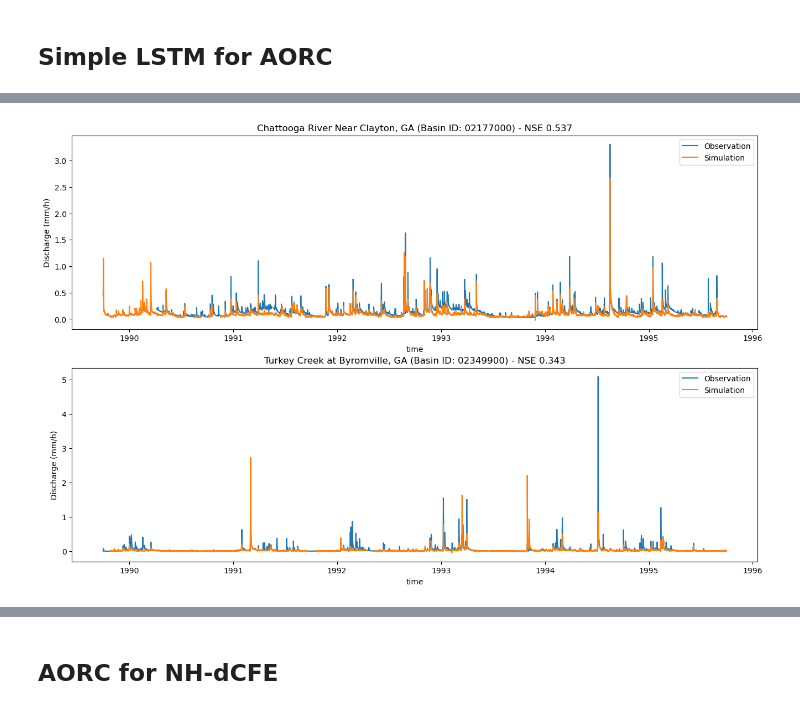
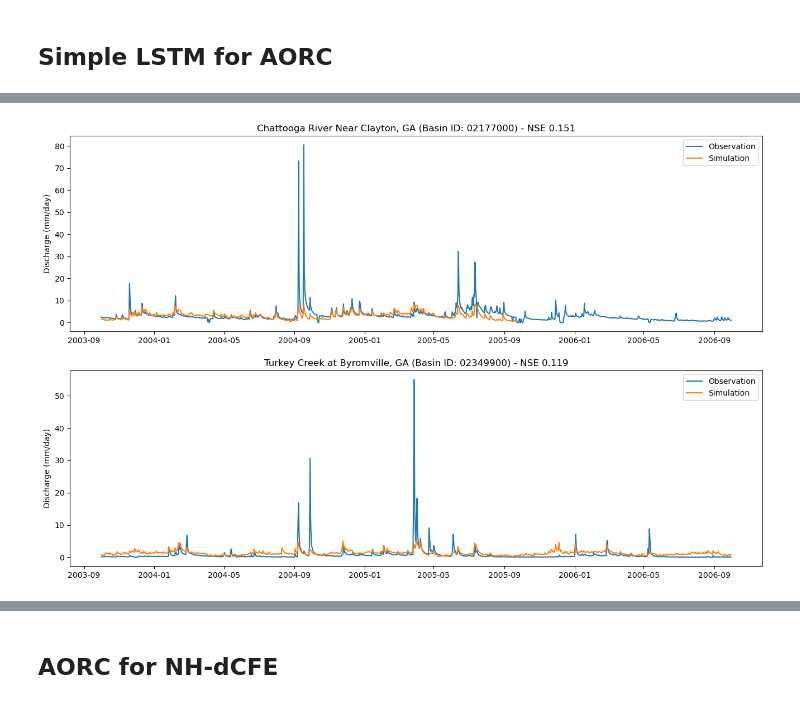
Before and after one commit to mines-ciroh/neuralhydrology, a Jupyter notebook: examples/07-DifferentialCFE-Model/dev_integrating_AORC.ipynb, the cells around one changed output, grey strips where cells are left out. Cells and saved outputs as stored; diff of their text form; code cells hidden in the pictures.

Commit message:
Added test for LSTM, will delete soon

```diff
--- a/examples/07-DifferentialCFE-Model/dev_integrating_AORC.ipynb
+++ b/examples/07-DifferentialCFE-Model/dev_integrating_AORC.ipynb
@@ -49,8 +55,8 @@ from neuralhydrology.evaluation import metrics, get_tester
 import pandas as pd
 from neuralhydrology.utils.config import Config
 import matplotlib.pyplot as plt
-
-run_dir = Path("runs/testLSTM_AORC_run_1108_132606")
+### Run configurations for testLSTM_AORC_run
+run_dir = Path("runs/testLSTM_AORC_run_0409_141249")
 run_config = Config(run_dir / "config.yml")
 
 # create a tester instance and start evaluation
@@ -77,49 +69,29 @@ Data variables:
 # %%
 import numpy as np
 import matplotlib.pyplot as plt
 
 
-
 fig, ax = plt.subplots(2, 1, figsize=(16,10))
 # 1) Slice by date (ISO format)
-hourly_xr = results["02177000"]["1h"]["xr"].sel(date=slice("1989-10", None))
+daily_xr = results["02177000"]["1D"]["xr"].sel(date=slice("2003-10", None))
 
-# 2) Stack 2D (date, time_step) → 1D 't'
-hourly = hourly_xr.stack(t=("date", "time_step"))
-
-# 3) Build timedelta and new time coordinate
-td = hourly["time_step"].values.astype("timedelta64[h]")
-time = hourly["date"].values + td
-
-# 4) Assign and swap dims
-hourly = hourly.assign_coords(time=("t", time)).swap_dims({"t": "time"}).sortby("time")
-
-hourly["qobs_mm_per_hour_obs"].plot(ax=ax[0], label="Observation")
-hourly["qobs_mm_per_hour_sim"].plot(ax=ax[0], label="Simulation")
-ax[0].set_ylabel("Discharge (mm/h)")
-ax[0].set_title(f"Chattooga River Near Clayton, GA (Basin ID: 02177000) - NSE {results['02177000']['1h']['NSE']:.3f}")
+ax[0].plot(daily_xr['date'], daily_xr["QObs_mm_per_day_obs"], label="Observation")
+ax[0].plot(daily_xr['date'], daily_xr["QObs_mm_per_day_sim"], label="Simulation")
+ax[0].set_ylabel("Discharge (mm/day)")
+ax[0].set_title(f"Chattooga River Near Clayton, GA (Basin ID: 02177000) - NSE {results['02177000']['1D']['NSE']:.3f}")
 ax[0].legend()
 
 
 # 1) Slice by date (ISO format)
-hourly_xr = results["02349900"]["1h"]["xr"].sel(date=slice("1989-10", None))
+daily_xr = results["02349900"]["1D"]["xr"].sel(date=slice("2003-10", None))
 
-# 2) Stack 2D (date, time_step) → 1D 't'
-hourly = hourly_xr.stack(t=("date", "time_step"))
+ax[1].plot(daily_xr['date'], daily_xr["QObs_mm_per_day_obs"], label="Observation")
+ax[1].plot(daily_xr['date'], daily_xr["QObs_mm_per_day_sim"], label="Simulation")
 
-# 3) Build timedelta and new time coordinate
-td = hourly["time_step"].values.astype("timedelta64[h]")
-time = hourly["date"].values + td
-
-# 4) Assign and swap dims
-hourly = hourly.assign_coords(time=("t", time)).swap_dims({"t": "time"}).sortby("time")
-
-hourly["qobs_mm_per_hour_obs"].plot(ax=ax[1], label="Observation")
-hourly["qobs_mm_per_hour_sim"].plot(ax=ax[1], label="Simulation")
-ax[1].set_ylabel("Discharge (mm/h)")
-ax[1].set_title(f"Turkey Creek at Byromville, GA (Basin ID: 02349900) - NSE {results['02349900']['1h']['NSE']:.3f}")
+ax[1].set_ylabel("Discharge (mm/day)")
+ax[1].set_title(f"Turkey Creek at Byromville, GA (Basin ID: 02349900) - NSE {results['02349900']['1D']['NSE']:.3f}")
 ax[1].legend()
 
 plt.show()
 # %% [output]
-[figure, old version]
+[figure, new version]
```
Also changed, not shown: parts of 5 cells of this notebook, 2 other files.
